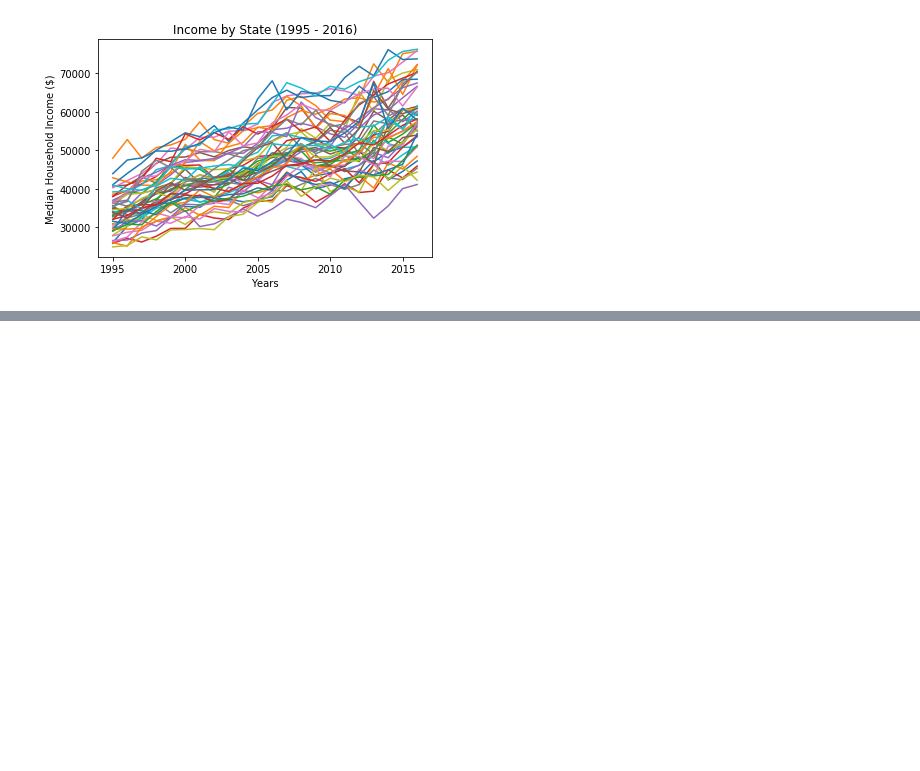
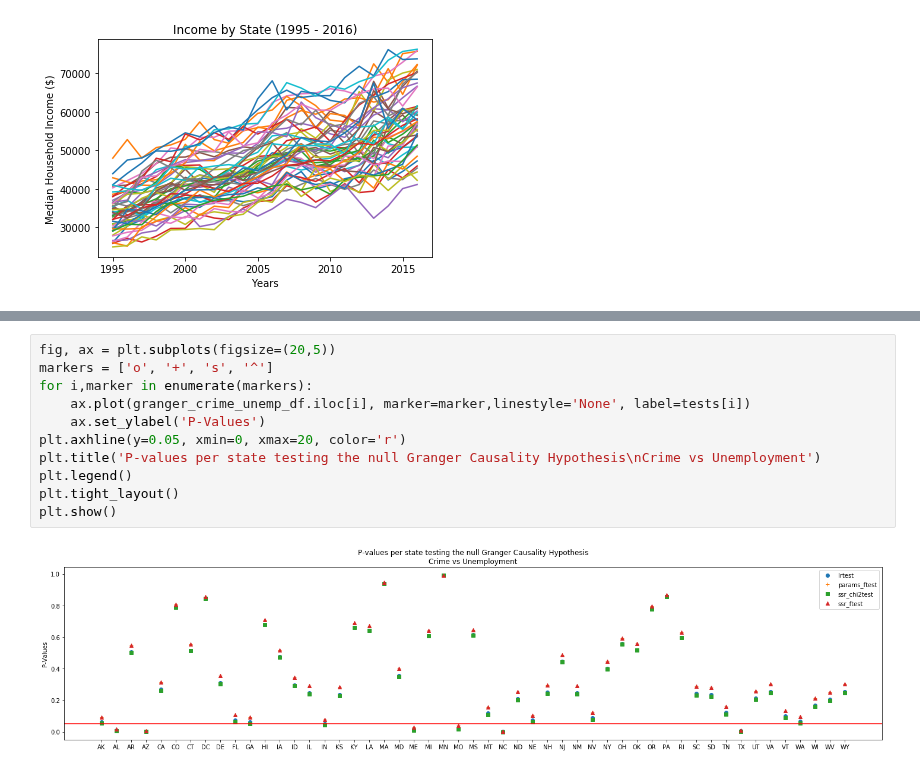
Before and after one commit to navbala/Crime-Rate-Predictor, a Jupyter notebook: Final Data Analysis.ipynb, the cells around one changed output, grey strips where cells are left out. Drawn from its saved outputs; the diff is of its cells as text; blank space fills up the shorter version.

```diff
--- a/Final Data Analysis.ipynb
+++ b/Final Data Analysis.ipynb
@@ -602,0 +726,13 @@ plt.show()
+# %%
+fig, ax = plt.subplots(figsize=(20,5))
+markers = ['o', '+', 's', '^']
+for i,marker in enumerate(markers):
+    ax.plot(granger_crime_unemp_df.iloc[i], marker=marker,linestyle='None', label=tests[i])
+    ax.set_ylabel('P-Values')
+plt.axhline(y=0.05, xmin=0, xmax=20, color='r')
+plt.title('P-values per state testing the null Granger Causality Hypothesis\nCrime vs Unemployment')
+plt.legend()
+plt.tight_layout()
+plt.show()
+# %% [output]
+[figure, added]
```
Also changed, not shown: parts of 14 cells of this notebook, 1 other file.
